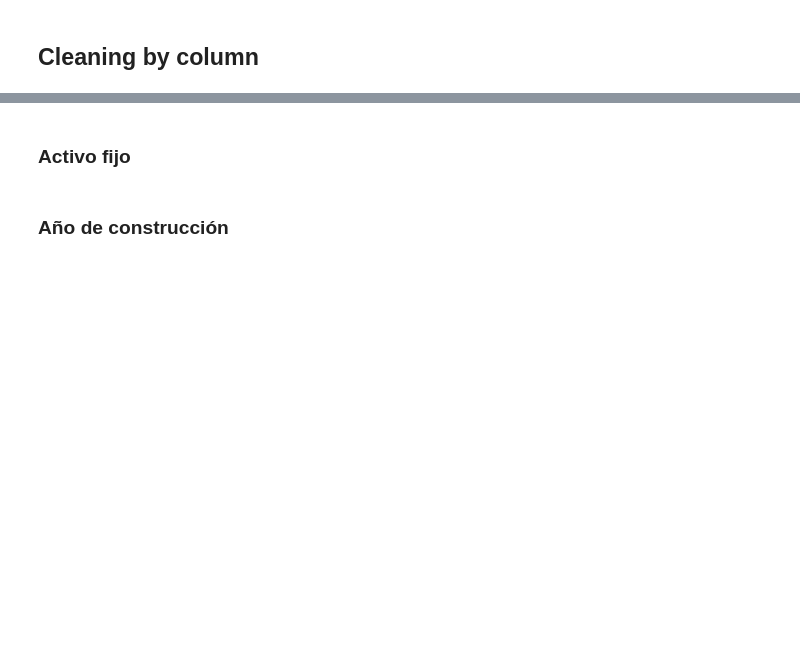
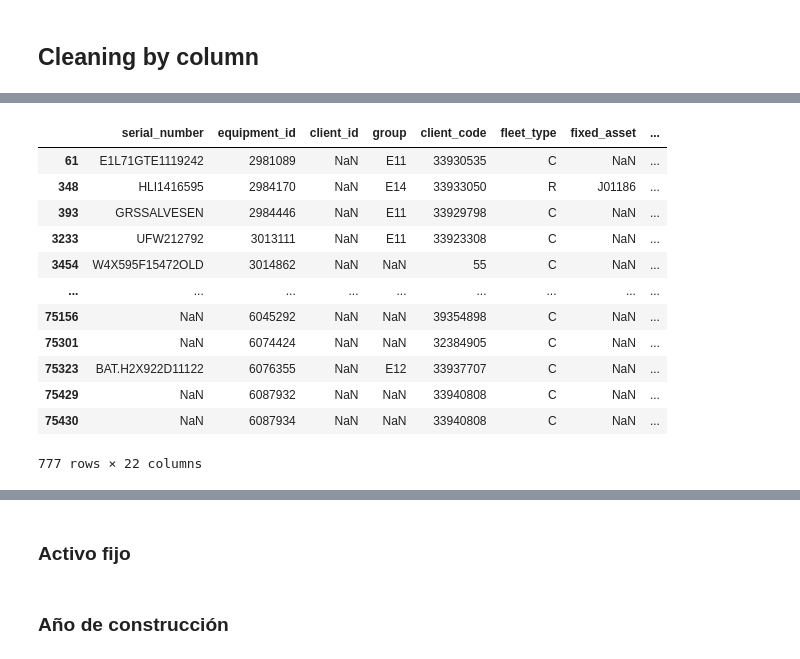
Before and after one commit to martafillol/practice_Case, a Jupyter notebook: cleaning.ipynb, the cells around one changed output, grey strips where cells are left out. Cells and saved outputs as stored; diff of their text form; code cells hidden in the pictures; blank space fills up the shorter version.

```diff
--- a/cleaning.ipynb
+++ b/cleaning.ipynb
@@ -317,0 +520,23 @@ for i in list:
+# %%
+#We have 11502 rows with Linde brand elements. Now check character length
+
+# Check rows where the length of elements in the column is NOT 12
+invalid_length = linde_brand["serial_number"].str.len() != 12
+
+# Display rows with invalid lengths with a boolean mask
+rows_with_invalid_length = linde_brand[invalid_length]
+rows_with_invalid_length
+# %% [output]
+|  | serial_number | equipment_id | client_id | group | client_code | fleet_type | fixed_asset | ... |
+| 61 | E1L71GTE1119242 | 2981089 | NaN | E11 | 33930535 | C | NaN | ... |
+| 348 | HLI1416595 | 2984170 | NaN | E14 | 33933050 | R | J01186 | ... |
+| 393 | GRSSALVESEN | 2984446 | NaN | E11 | 33929798 | C | NaN | ... |
+| 3233 | UFW212792 | 3013111 | NaN | E11 | 33923308 | C | NaN | ... |
+| 3454 | W4X595F15472OLD | 3014862 | NaN | NaN | 55 | C | NaN | ... |
+| ... | ... | ... | ... | ... | ... | ... | ... | ... |
+| 75156 | NaN | 6045292 | NaN | NaN | 39354898 | C | NaN | ... |
+| 75301 | NaN | 6074424 | NaN | NaN | 32384905 | C | NaN | ... |
+| 75323 | BAT.H2X922D11122 | 6076355 | NaN | E12 | 33937707 | C | NaN | ... |
+| 75429 | NaN | 6087932 | NaN | NaN | 33940808 | C | NaN | ... |
+| 75430 | NaN | 6087934 | NaN | NaN | 33940808 | C | NaN | ... |
+777 rows × 22 columns
```
Also changed, not shown: parts of 49 cells of this notebook.
